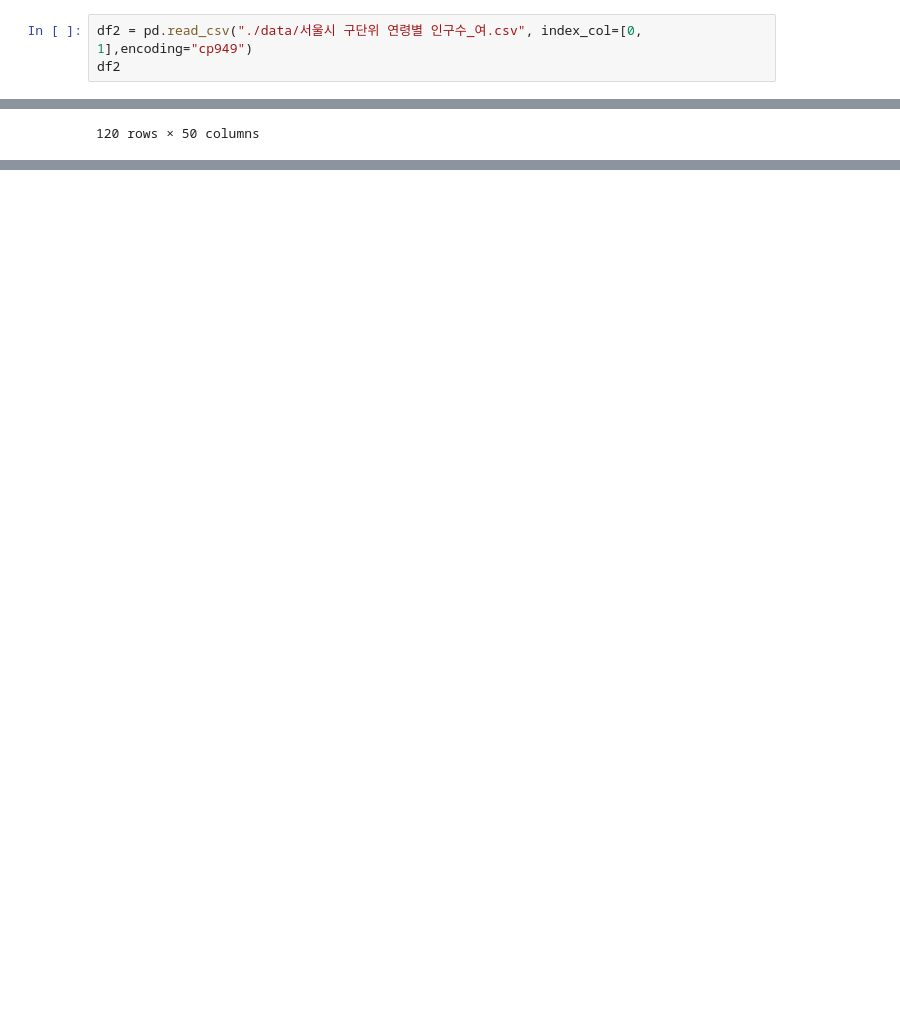
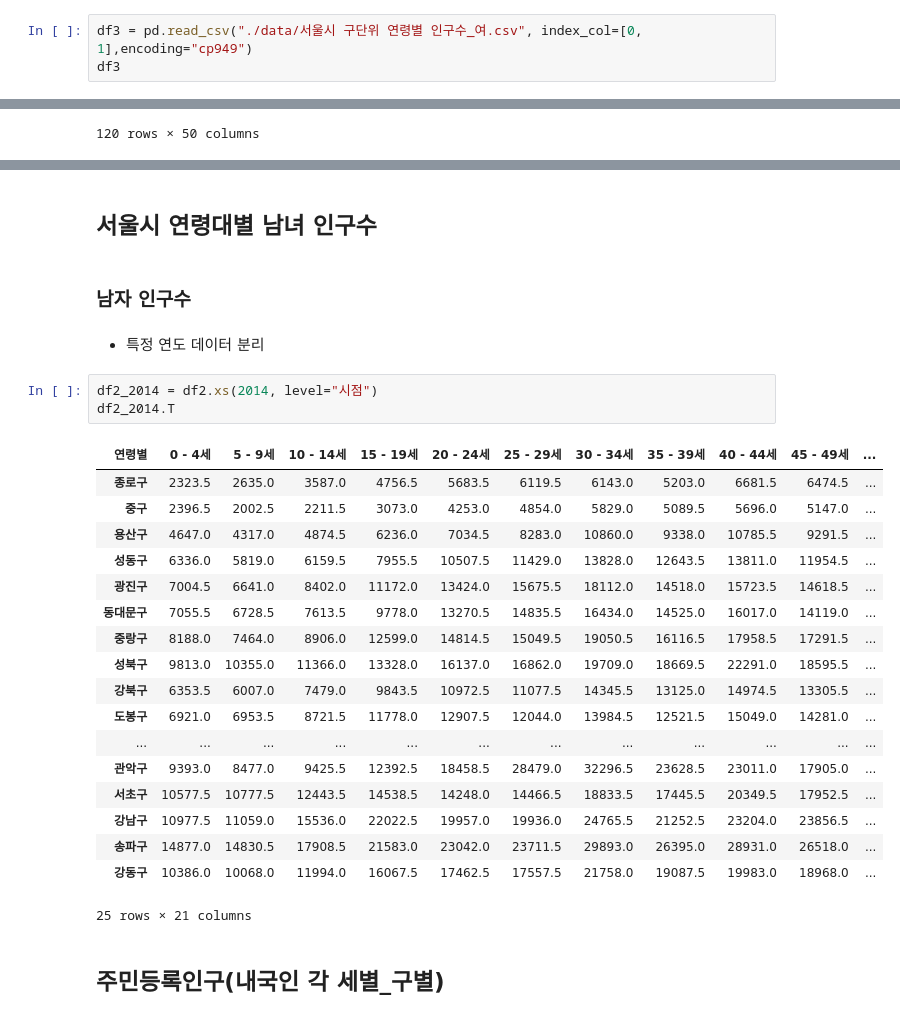
Before and after one commit to LeeShawnhun/Gangseo_Bigdata_Contest, a Jupyter notebook: 강서구청 빅데이터 공모전.ipynb, the cells around one changed output, grey strips where cells are left out. Drawn from its saved outputs; the diff is of its cells as text; blank space fills up the shorter version.

```diff
--- a/강서구청 빅데이터 공모전.ipynb
+++ b/강서구청 빅데이터 공모전.ipynb
@@ -60,8 +60,8 @@ df2
 # %% [markdown]
 ### 여자 인구수
 # %%
-df2 = pd.read_csv("./data/서울시 구단위 연령별 인구수_여.csv", index_col=[0, 1],encoding="cp949")
-df2
+df3 = pd.read_csv("./data/서울시 구단위 연령별 인구수_여.csv", index_col=[0, 1],encoding="cp949")
+df3
 # %% [output]
 |  |  | 종로구 | 중구 | 용산구 | 성동구 | 광진구 | 동대문구 | 중랑구 | 성북구 | 강북구 | 도봉구 | ... |
 | 시점 | 연령별 |  |  |  |  |  |  |  |  |  |  | ... |
@@ -230,0 +259,30 @@ male_prop
+# %% [markdown]
+## 서울시 연령대별 남녀 인구수
+# %% [markdown]
+### 남자 인구수
+# %% [markdown]
+- 특정 연도 데이터 분리
+# %%
+df2_2014 = df2.xs(2014, level="시점")
+df2_2014.T
+# %% [output]
+| 연령별 | 0 - 4세 | 5 - 9세 | 10 - 14세 | 15 - 19세 | 20 - 24세 | 25 - 29세 | 30 - 34세 | 35 - 39세 | 40 - 44세 | 45 - 49세 | ... |
+| 종로구 | 2323.5 | 2635.0 | 3587.0 | 4756.5 | 5683.5 | 6119.5 | 6143.0 | 5203.0 | 6681.5 | 6474.5 | ... |
+| 중구 | 2396.5 | 2002.5 | 2211.5 | 3073.0 | 4253.0 | 4854.0 | 5829.0 | 5089.5 | 5696.0 | 5147.0 | ... |
+| 용산구 | 4647.0 | 4317.0 | 4874.5 | 6236.0 | 7034.5 | 8283.0 | 10860.0 | 9338.0 | 10785.5 | 9291.5 | ... |
+| 성동구 | 6336.0 | 5819.0 | 6159.5 | 7955.5 | 10507.5 | 11429.0 | 13828.0 | 12643.5 | 13811.0 | 11954.5 | ... |
+| 광진구 | 7004.5 | 6641.0 | 8402.0 | 11172.0 | 13424.0 | 15675.5 | 18112.0 | 14518.0 | 15723.5 | 14618.5 | ... |
+| 동대문구 | 7055.5 | 6728.5 | 7613.5 | 9778.0 | 13270.5 | 14835.5 | 16434.0 | 14525.0 | 16017.0 | 14119.0 | ... |
+| 중랑구 | 8188.0 | 7464.0 | 8906.0 | 12599.0 | 14814.5 | 15049.5 | 19050.5 | 16116.5 | 17958.5 | 17291.5 | ... |
+| 성북구 | 9813.0 | 10355.0 | 11366.0 | 13328.0 | 16137.0 | 16862.0 | 19709.0 | 18669.5 | 22291.0 | 18595.5 | ... |
+| 강북구 | 6353.5 | 6007.0 | 7479.0 | 9843.5 | 10972.5 | 11077.5 | 14345.5 | 13125.0 | 14974.5 | 13305.5 | ... |
+| 도봉구 | 6921.0 | 6953.5 | 8721.5 | 11778.0 | 12907.5 | 12044.0 | 13984.5 | 12521.5 | 15049.0 | 14281.0 | ... |
+| ... | ... | ... | ... | ... | ... | ... | ... | ... | ... | ... | ... |
+| 관악구 | 9393.0 | 8477.0 | 9425.5 | 12392.5 | 18458.5 | 28479.0 | 32296.5 | 23628.5 | 23011.0 | 17905.0 | ... |
+| 서초구 | 10577.5 | 10777.5 | 12443.5 | 14538.5 | 14248.0 | 14466.5 | 18833.5 | 17445.5 | 20349.5 | 17952.5 | ... |
+| 강남구 | 10977.5 | 11059.0 | 15536.0 | 22022.5 | 19957.0 | 19936.0 | 24765.5 | 21252.5 | 23204.0 | 23856.5 | ... |
+| 송파구 | 14877.0 | 14830.5 | 17908.5 | 21583.0 | 23042.0 | 23711.5 | 29893.0 | 26395.0 | 28931.0 | 26518.0 | ... |
+| 강동구 | 10386.0 | 10068.0 | 11994.0 | 16067.5 | 17462.5 | 17557.5 | 21758.0 | 19087.5 | 19983.0 | 18968.0 | ... |
+25 rows × 21 columns
+# %% [markdown]
+## 주민등록인구(내국인 각 세별_구별)
```
Also changed, not shown: parts of 27 cells of this notebook, 1 other file.
